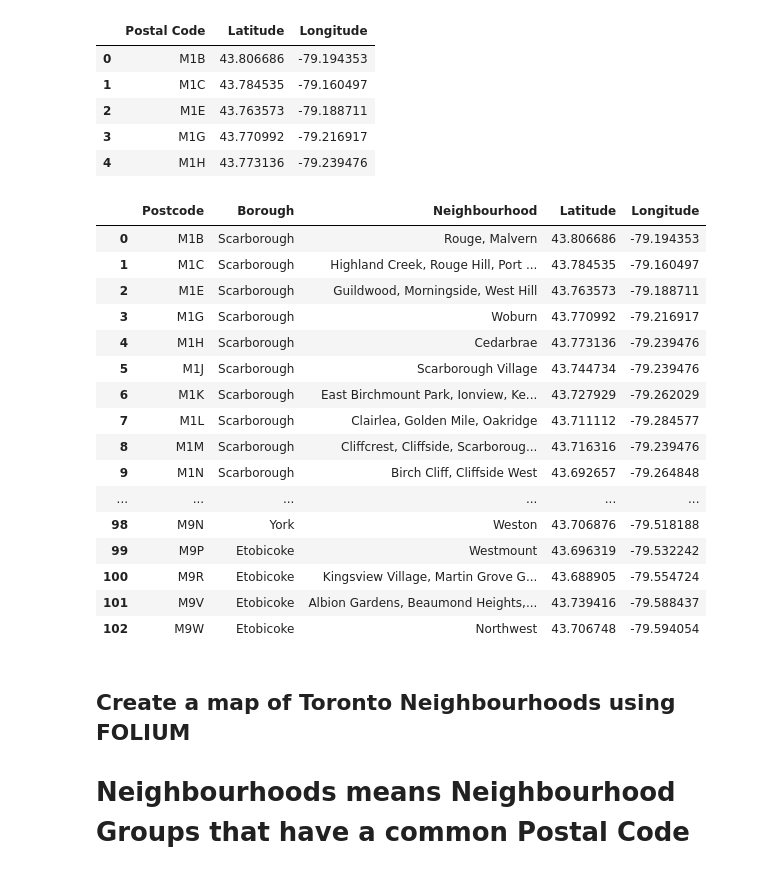
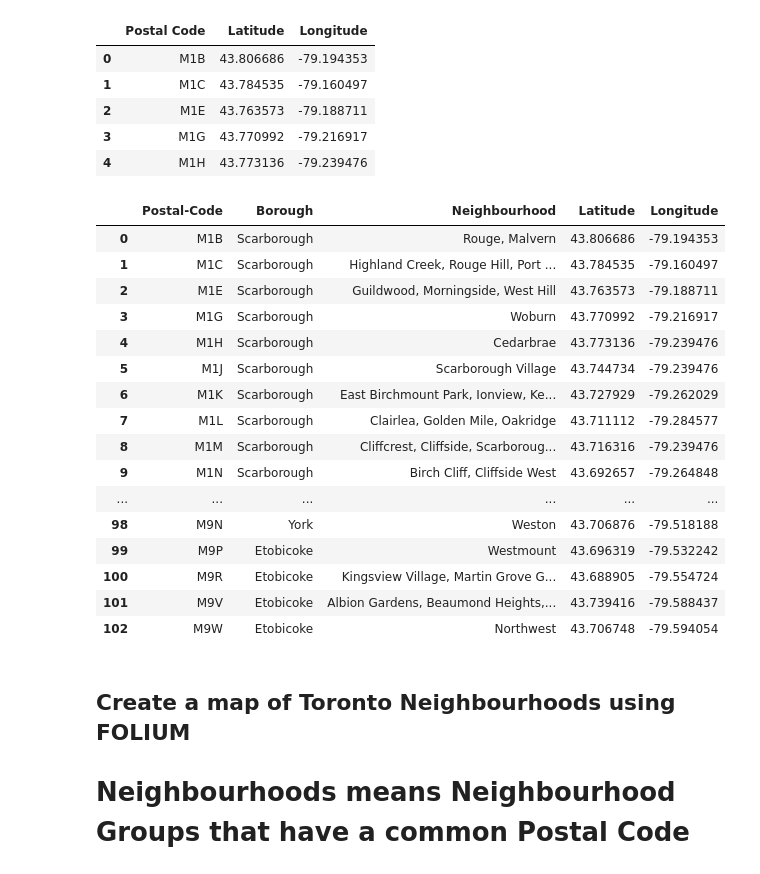
Before and after one commit to AnanthSG/Coursera_Capstone, a Jupyter notebook: Capstone- Toronto_CLUSTERING.ipynb, the cells around one changed output. Cells and saved outputs as stored; diff of their text form; code cells hidden in the pictures.

```diff
--- a/Capstone- Toronto_CLUSTERING.ipynb
+++ b/Capstone- Toronto_CLUSTERING.ipynb
@@ -130,10 +138,11 @@ loc_df.head()
 # %%
 # Merge the Location Data with the Neighbourhood Data
 Tor_df = pd.merge(Grouped_df, loc_df, left_on='Postcode', right_on='Postal Code', how='left')
 Tor_df=Tor_df.drop(['Postal Code'],axis=1).reset_index(drop=True)
+Tor_df. rename (columns={'Postcode':'Postal-Code'}, inplace=True)
 Tor_df
 # %% [output]
-|  | Postcode | Borough | Neighbourhood | Latitude | Longitude |
+|  | Postal-Code | Borough | Neighbourhood | Latitude | Longitude |
 | 0 | M1B | Scarborough | Rouge, Malvern | 43.806686 | -79.194353 |
 | 1 | M1C | Scarborough | Highland Creek, Rouge Hill, Port ... | 43.784535 | -79.160497 |
 | 2 | M1E | Scarborough | Guildwood, Morningside, West Hill | 43.763573 | -79.188711 |
```
Also changed, not shown: parts of 12 cells of this notebook.
